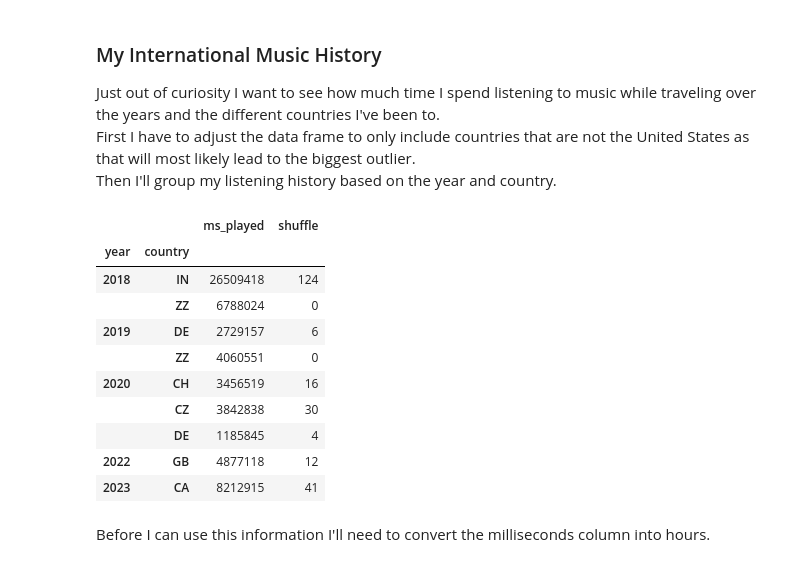
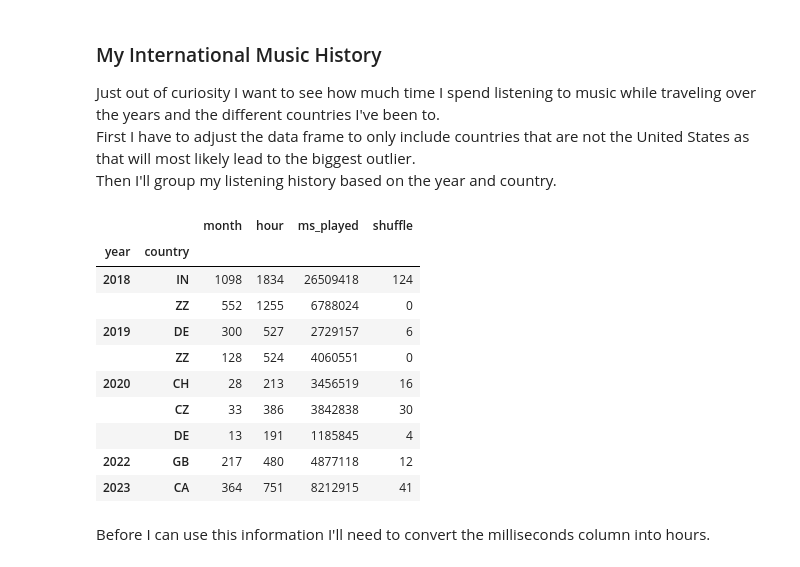
Before and after one commit to ssharmaSD/mySpotifyWrapped, a Jupyter notebook: Suhani's Wrapped.ipynb, the cells around one changed output. Cells and saved outputs as stored; diff of their text form; code cells hidden in the pictures.

```diff
--- a/Suhani's Wrapped.ipynb
+++ b/Suhani's Wrapped.ipynb
@@ -596,7 +960,7 @@ yrs_2022_2023
 # %% [markdown]
 With all of these different data frames we can now combine them into one large data frame containing my entire listerning history on Spotify.
 # %%
-all_years_ls = [yrs_2018_2020, yrs_2020_2021, yrs_2020_2021, yrs_2021_2022, yrs_2022_2023]
+all_years_ls = [yrs_2018_2020, yrs_2020_2021, yrs_2021_2022, yrs_2022_2023]
 full_history = pd.concat(all_years_ls)
 full_history
 # %% [output]
@@ -742,5 +1100,33 @@ See the caveats in the documentation: https://pandas.pydata.org/pandas-docs/stab
 all_music = all_music.drop(['episode_name',
                             'episode_show_name',
                             'spotify_episode_uri'], axis=1)
-all_music
+
+# Data Quality Assessment
+def assess_data_quality(df, name="Dataset"):
+    """Comprehensive data quality assessment"""
+    print(f"\n=== {name} Data Quality Assessment ===")
+    print(f"Shape: {df.shape}")
+    print(f"Memory Usage: {df.memory_usage(deep=True).sum() / 1024**2:.2f} MB")
+
+    print("\nMissing Values:")
+    missing = df.isnull().sum()
+    missing_pct = (missing / len(df)) * 100
+    missing_df = pd.DataFrame({
+        'Missing Count': missing,
+        'Missing %': missing_pct
+    }).sort_values('Missing %', ascending=False)
+    print(missing_df[missing_df['Missing Count'] > 0])
+
+    print("\nData Types:")
+    print(df.dtypes.value_counts())
+
+    print("\nNumeric Columns Summary:")
+    numeric_cols = df.select_dtypes(include=[np.number]).columns
+    if len(numeric_cols) > 0:
+        print(df[numeric_cols].describe())
+
+    return df
+
+# Assess data quality
+all_music = assess_data_quality(all_music, "Music Streaming Data")
 # %% [output]
@@ -826,20 +1467,20 @@ First I have to adjust the data frame to only include countries that are not the
 Then I'll group my listening history based on the year and country.
 # %%
 non_us = all_music[all_music['country'] != 'US']
-grouped_by_country = non_us.groupby(['year', 'country']).sum()
+grouped_by_country = non_us.groupby(['year', 'country']).sum(numeric_only=True)
 grouped_by_country
 # %% [output]
-|  |  | ms_played | shuffle |
-| year | country |  |  |
-| 2018 | IN | 26509418 | 124 |
-|  | ZZ | 6788024 | 0 |
-| 2019 | DE | 2729157 | 6 |
-|  | ZZ | 4060551 | 0 |
-| 2020 | CH | 3456519 | 16 |
-|  | CZ | 3842838 | 30 |
-|  | DE | 1185845 | 4 |
-| 2022 | GB | 4877118 | 12 |
-| 2023 | CA | 8212915 | 41 |
+|  |  | month | hour | ms_played | shuffle |
+| year | country |  |  |  |  |
+| 2018 | IN | 1098 | 1834 | 26509418 | 124 |
+|  | ZZ | 552 | 1255 | 6788024 | 0 |
+| 2019 | DE | 300 | 527 | 2729157 | 6 |
+|  | ZZ | 128 | 524 | 4060551 | 0 |
+| 2020 | CH | 28 | 213 | 3456519 | 16 |
+|  | CZ | 33 | 386 | 3842838 | 30 |
+|  | DE | 13 | 191 | 1185845 | 4 |
+| 2022 | GB | 217 | 480 | 4877118 | 12 |
+| 2023 | CA | 364 | 751 | 8212915 | 41 |
 # %% [markdown]
 Before I can use this information I'll need to convert the milliseconds column into hours.
 # %%
```
Also changed, not shown: parts of 62 cells of this notebook, 12 other files.
